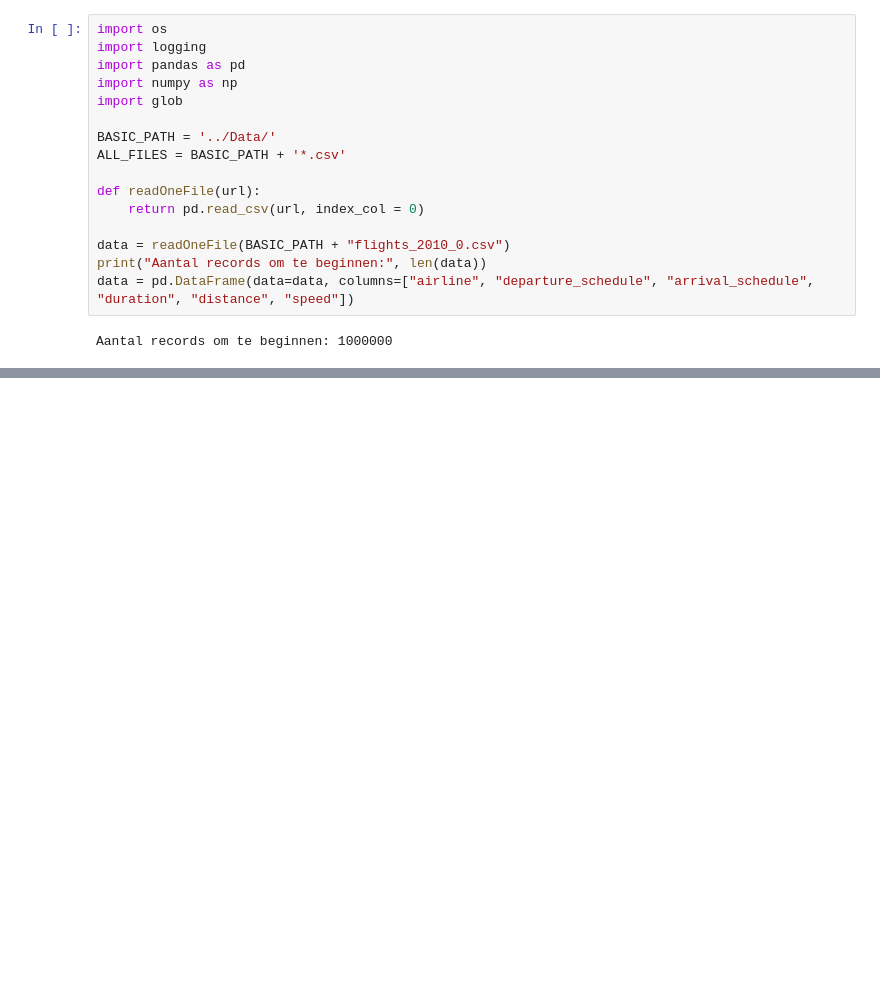
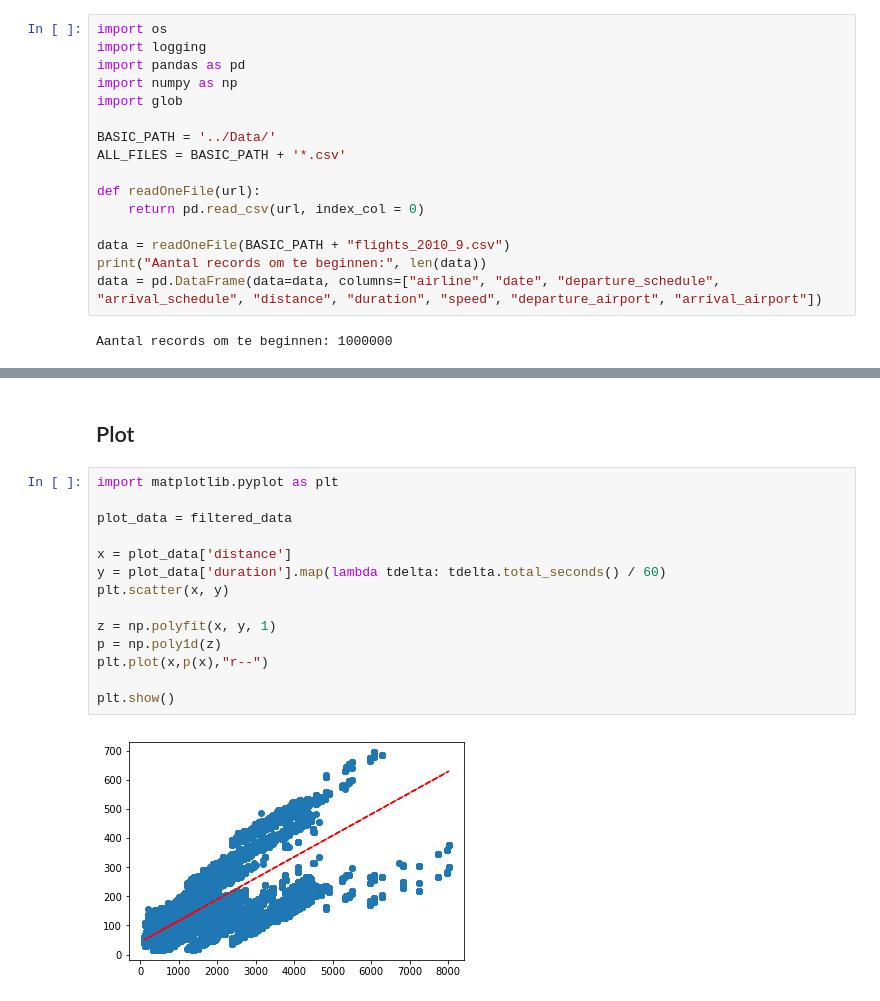
Before and after one commit to DepickereSven/Datatonic-challenge, a Jupyter notebook: Scripts/Machine Learning.ipynb, the cells around one changed output, grey strips where cells are left out. Saved outputs shown, nothing was run; the diff lists cells and outputs as text; blank space fills up the shorter version.

```diff
--- a/Scripts/Machine Learning.ipynb
+++ b/Scripts/Machine Learning.ipynb
@@ -15,8 +15,8 @@ ALL_FILES = BASIC_PATH + '*.csv'
 def readOneFile(url):
     return pd.read_csv(url, index_col = 0)
 
-data = readOneFile(BASIC_PATH + "flights_2010_0.csv")
+data = readOneFile(BASIC_PATH + "flights_2010_9.csv")
 print("Aantal records om te beginnen:", len(data))
-data = pd.DataFrame(data=data, columns=["airline", "departure_schedule", "arrival_schedule", "duration", "distance", "speed"])
+data = pd.DataFrame(data=data, columns=["airline", "date", "departure_schedule", "arrival_schedule", "distance", "duration", "speed", "departure_airport", "arrival_airport"])
 # %% [output]
 Aantal records om te beginnen: 1000000
@@ -103,0 +140,18 @@ filtered_data.plot.scatter(x='distance', y='duration');
+# %% [markdown]
+## Plot
+# %%
+import matplotlib.pyplot as plt
+
+plot_data = filtered_data
+
+x = plot_data['distance']
+y = plot_data['duration'].map(lambda tdelta: tdelta.total_seconds() / 60)
+plt.scatter(x, y)
+
+z = np.polyfit(x, y, 1)
+p = np.poly1d(z)
+plt.plot(x,p(x),"r--")
+
+plt.show()
+# %% [output]
+[figure, added]
```
Also changed, not shown: parts of 14 cells of this notebook.
